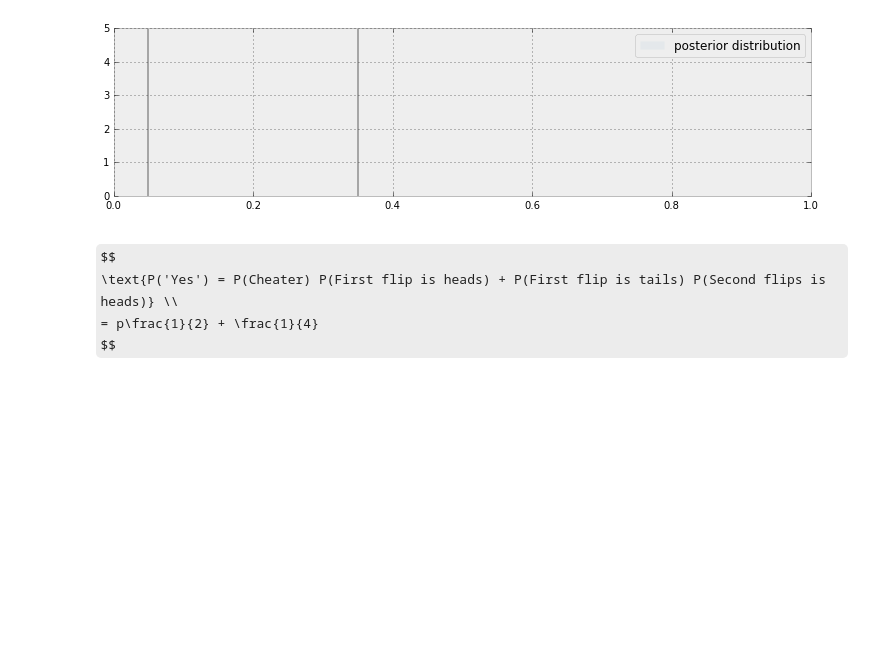
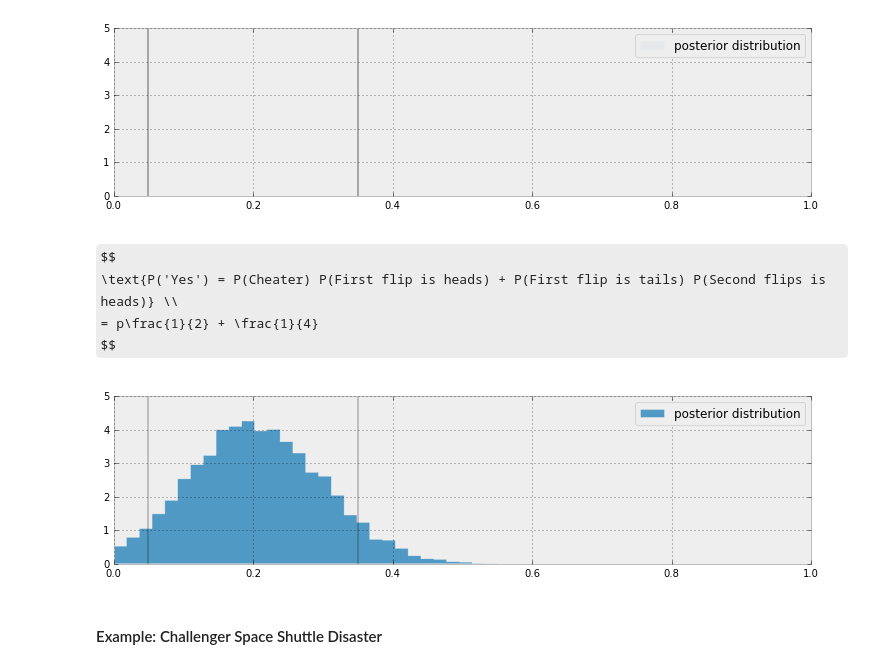
Before and after one commit to JeromeWynne/Probabilistic-Programming-and-Bayesian-Methods-for-Hackers, a Jupyter notebook: Chapter 2 - More on PyMC3.ipynb, the cells around one changed output. Cells and saved outputs as stored; diff of their text form; code cells hidden in the pictures; some formulas as TeX source; blank space fills up the shorter version.

```diff
--- a/Chapter 2 - More on PyMC3.ipynb
+++ b/Chapter 2 - More on PyMC3.ipynb
@@ -443,3 +445,15 @@ with model:
     step = pm.Metropolis()
     trace = pm.sample(25000, step=step)
     burned_trace = trace[2500:]
+# %%
+plt.figure(figsize=(12.5, 3))
+p_trace = burned_trace["freq_cheating"]
+plt.hist(p_trace, histtype="stepfilled", normed=True, alpha=0.85, bins=30,
+         label="posterior distribution", color="#348ABD")
+plt.vlines([.05, .35], [0, 0], [5, 5], alpha=0.2)
+plt.xlim(0, 1)
+plt.legend();
+# %% [output]
+[figure, added]
+# %% [markdown]
+#### Example: Challenger Space Shuttle Disaster
```
Also changed, not shown: parts of 28 cells of this notebook.
